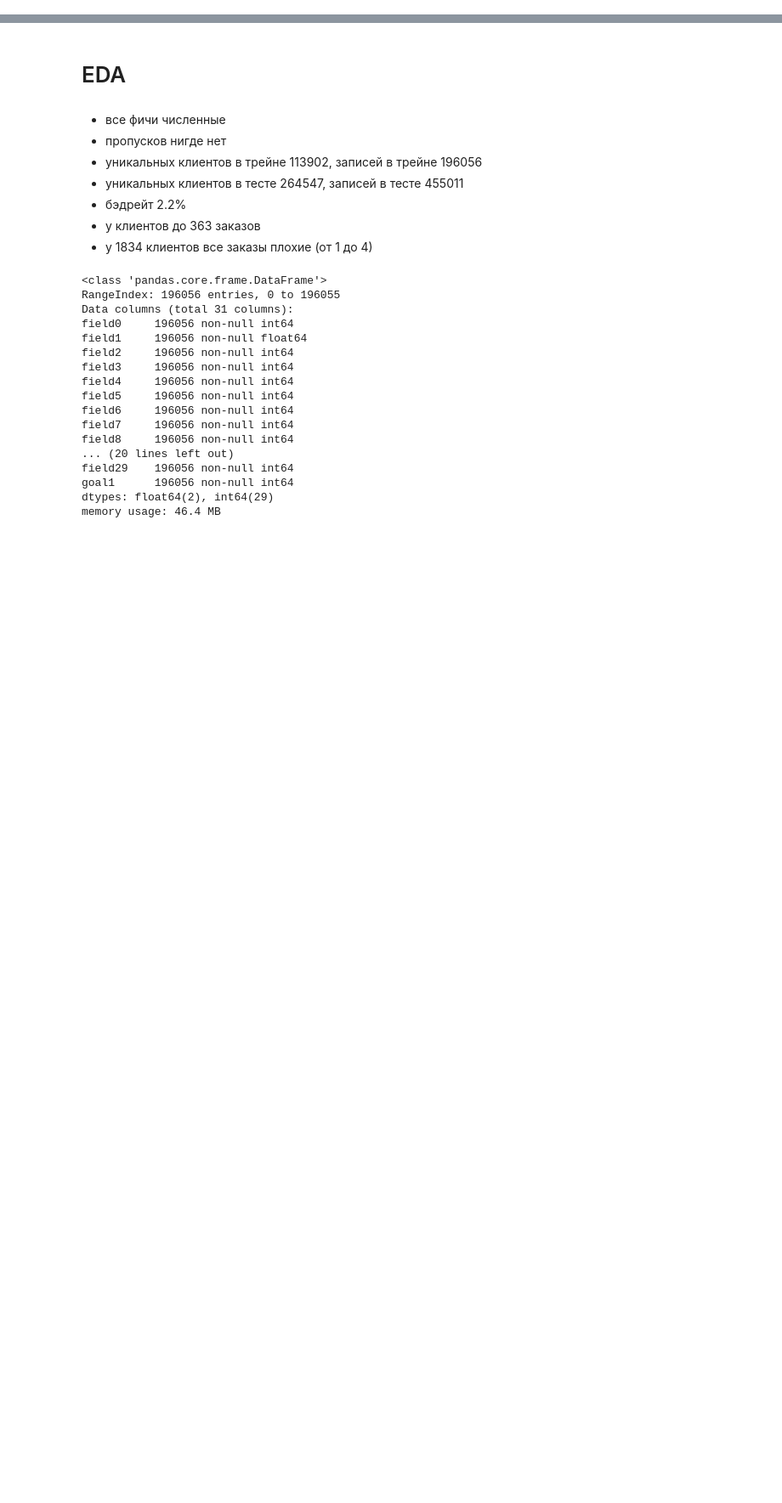
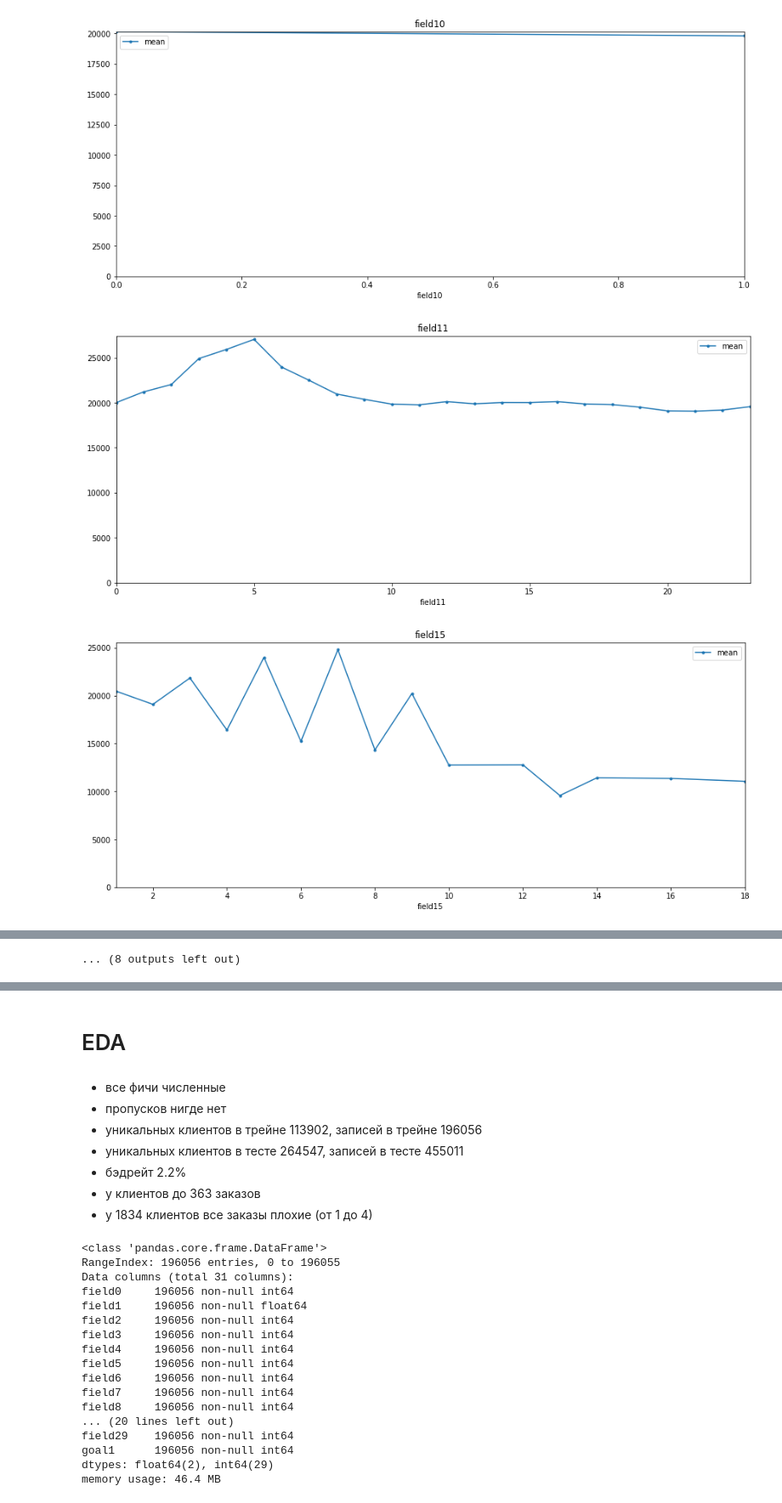
Before and after one commit to annabaydina/12trip, a Jupyter notebook: 12trip.ipynb, the cells around one changed output, grey strips where cells are left out. Shown at 85% size. Cells and saved outputs as stored; diff of their text form; code cells hidden in the pictures; blank space fills up the shorter version.

```diff
--- a/12trip.ipynb
+++ b/12trip.ipynb
@@ -30,0 +101,8 @@ del df_train, df_test
+# %%
+for feat in short_feat:
+    wh.groupby(feat).price2.agg(['mean']).plot(figsize=(15, 6), style='.-', title=feat)
+    plt.ylim(0)
+# %% [output]
+[figure, added]
+[figure, added]
+[figure, added]
@@ -30,0 +118 @@ del df_train, df_test
+... (8 outputs left out)
```
Also changed, not shown: parts of 51 cells of this notebook.
